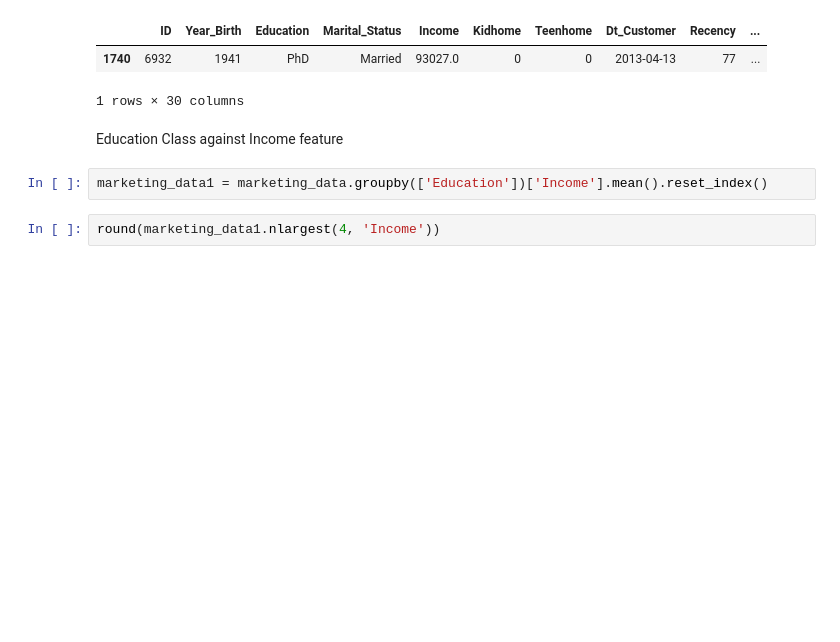
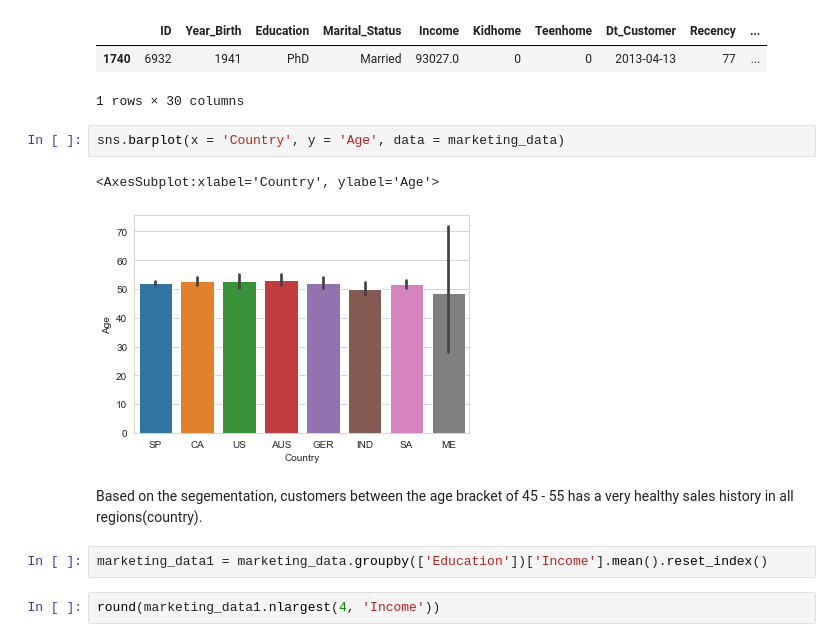
Before and after one commit to vikkieessien/data-pt-ber-08-20, a Jupyter notebook: Projects/module-3_projects/Final Project on Marketing Analysis/Marketing_Analysis.ipynb, the cells around one changed output. Saved outputs shown, nothing was run; the diff lists cells and outputs as text; blank space fills up the shorter version.

```diff
--- a/Projects/module-3_projects/Final Project on Marketing Analysis/Marketing_Analysis.ipynb
+++ b/Projects/module-3_projects/Final Project on Marketing Analysis/Marketing_Analysis.ipynb
@@ -376,8 +367,13 @@ Snr_market.head()
 |  | ID | Year_Birth | Education | Marital_Status | Income | Kidhome | Teenhome | Dt_Customer | Recency | ... |
 | 1740 | 6932 | 1941 | PhD | Married | 93027.0 | 0 | 0 | 2013-04-13 | 77 | ... |
 1 rows × 30 columns
-# %% [markdown]
-Education Class against Income feature
+# %%
+sns.barplot(x = 'Country', y = 'Age', data = marketing_data)
+# %% [output]
+<AxesSubplot:xlabel='Country', ylabel='Age'>
+[figure, added]
+# %% [markdown]
+Based on the segementation, customers between the age bracket of 45 - 55 has a very healthy sales history in all regions(country).
 # %%
 marketing_data1 = marketing_data.groupby(['Education'])['Income'].mean().reset_index()
 # %%
```
Also changed, not shown: parts of 58 cells of this notebook.
